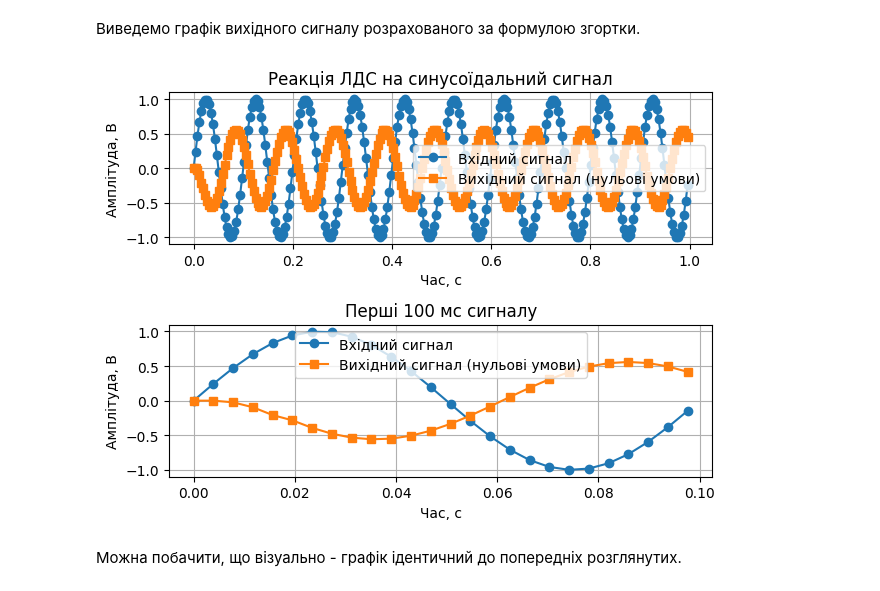
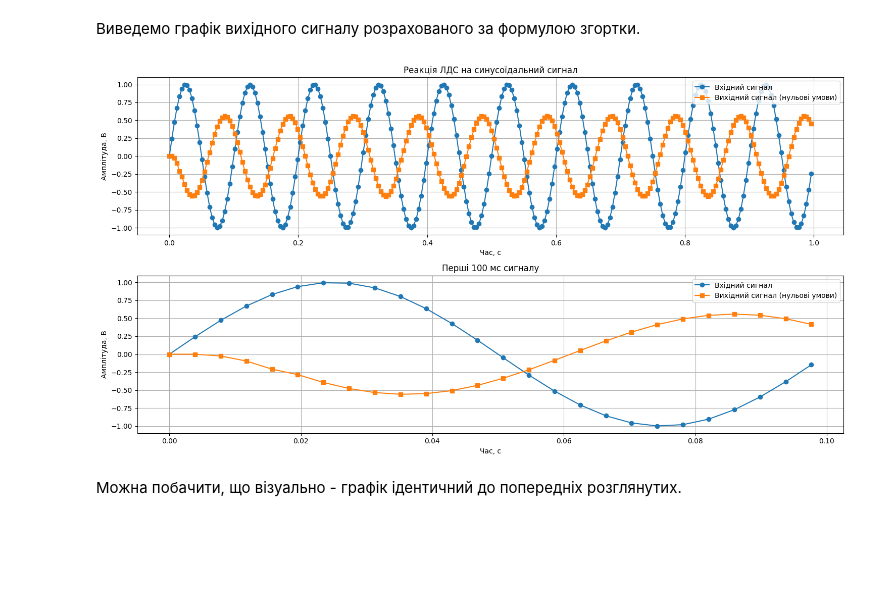
Before and after one commit to n1n1n1q/SignalProcessingLabs, a Jupyter notebook: lab02/sig_proc2.ipynb, the cells around one changed output. Saved outputs shown, nothing was run; the diff lists cells and outputs as text; code cells hidden in the pictures; blank space fills up the shorter version.

```diff
--- a/lab02/sig_proc2.ipynb
+++ b/lab02/sig_proc2.ipynb
@@ -340,32 +358,33 @@ y = np.convolve(x, h)[:len(x)]
 # %% [markdown]
 Виведемо графік вихідного сигналу розрахованого за формулою згортки.
 # %%
+plt.figure(figsize=(15, 8))
 plt.subplot(2,1,1)
 plt.plot(t, x, 'o-', label='Вхідний сигнал')
 plt.plot(t, y, 's-', label='Вихідний сигнал (нульові умови)')
 plt.title('Реакція ЛДС на синусоїдальний сигнал')
 plt.xlabel('Час, с')
 plt.ylabel('Амплітуда, В')
 plt.grid(True)
 plt.legend()
 
 t_100ms = t[t <= 0.1]
 x_100ms = x[:len(t_100ms)]
 y_100ms = y[:len(t_100ms)]
 
 plt.subplot(2,1,2)
 plt.plot(t_100ms, x_100ms, 'o-', label='Вхідний сигнал')
 plt.plot(t_100ms, y_100ms, 's-', label='Вихідний сигнал (нульові умови)')
 plt.title('Перші 100 мс сигналу')
 plt.xlabel('Час, с')
 plt.ylabel('Амплітуда, В')
 plt.grid(True)
 plt.legend()
 
 plt.tight_layout()
 plt.show()
 # %% [output]
-[figure, old version]
+[figure, new version]
 # %% [markdown]
 Можна побачити, що візуально - графік ідентичний до попередніх розглянутих.
 # %% [markdown]
```
Also changed, not shown: parts of 12 cells of this notebook.
